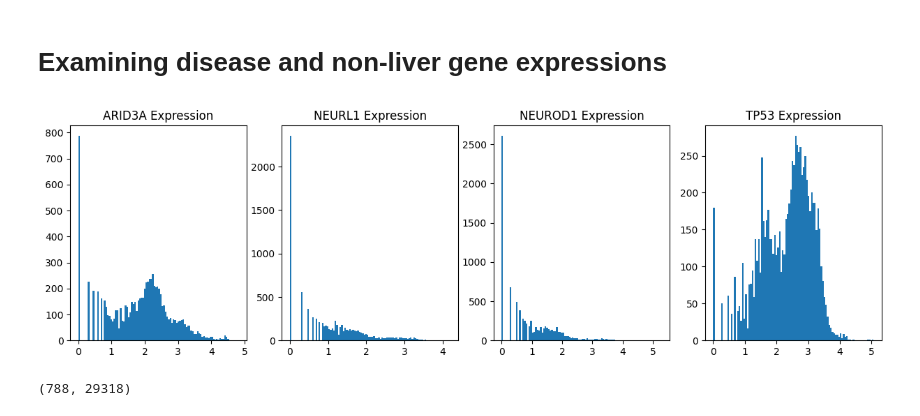
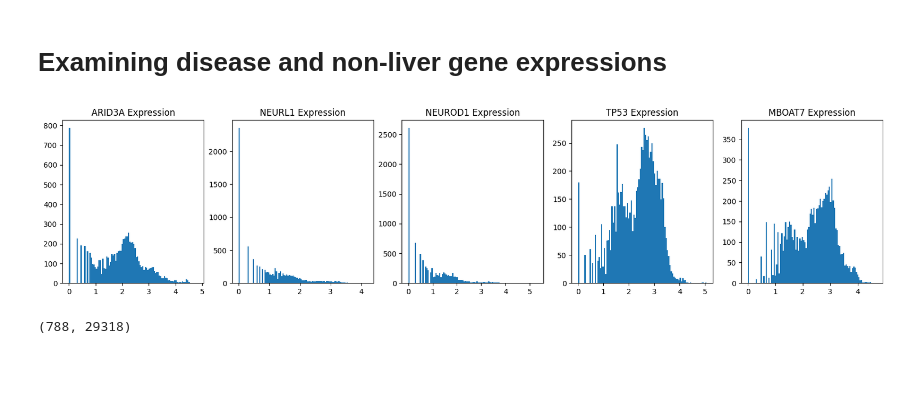
Before and after one commit to Alexander-Broadley/Zhang_lab_rotation, a Jupyter notebook: arch4s_data_processing/data_processing.ipynb, the cells around one changed output. Drawn from its saved outputs; the diff is of its cells as text; code cells hidden in the pictures; blank space fills up the shorter version.

```diff
--- a/arch4s_data_processing/data_processing.ipynb
+++ b/arch4s_data_processing/data_processing.ipynb
@@ -188,19 +188,21 @@ log counts shape is (8717, 29318)
 # %%
 #look at a few y specific genes to determine male samples
 import matplotlib.pyplot as plt
-fig, ax = plt.subplots(ncols=4, figsize = (15,4))
+fig, ax = plt.subplots(ncols=5, figsize = (20,4))
 
 ax[0].hist(agg_exp['ARID3A'], bins = 100)
 ax[0].set_title('ARID3A Expression')
 ax[1].hist(agg_exp['NEURL1'], bins = 100)
 ax[1].set_title('NEURL1 Expression')
 ax[2].hist(agg_exp['NEUROD1'], bins = 100)
 ax[2].set_title('NEUROD1 Expression')
 ax[3].hist(agg_exp['TP53'], bins = 100)
 ax[3].set_title('TP53 Expression')
+ax[4].hist(agg_exp['MBOAT7'], bins = 100)
+ax[4].set_title('MBOAT7 Expression')
 plt.show()
 # %% [output]
-[figure, old version]
+[figure, new version]
 # %%
 agg_exp[agg_exp['ARID3A'] == 0].shape
 # %% [output]
```
Also changed, not shown: parts of 3 cells of this notebook, 3 other files.
